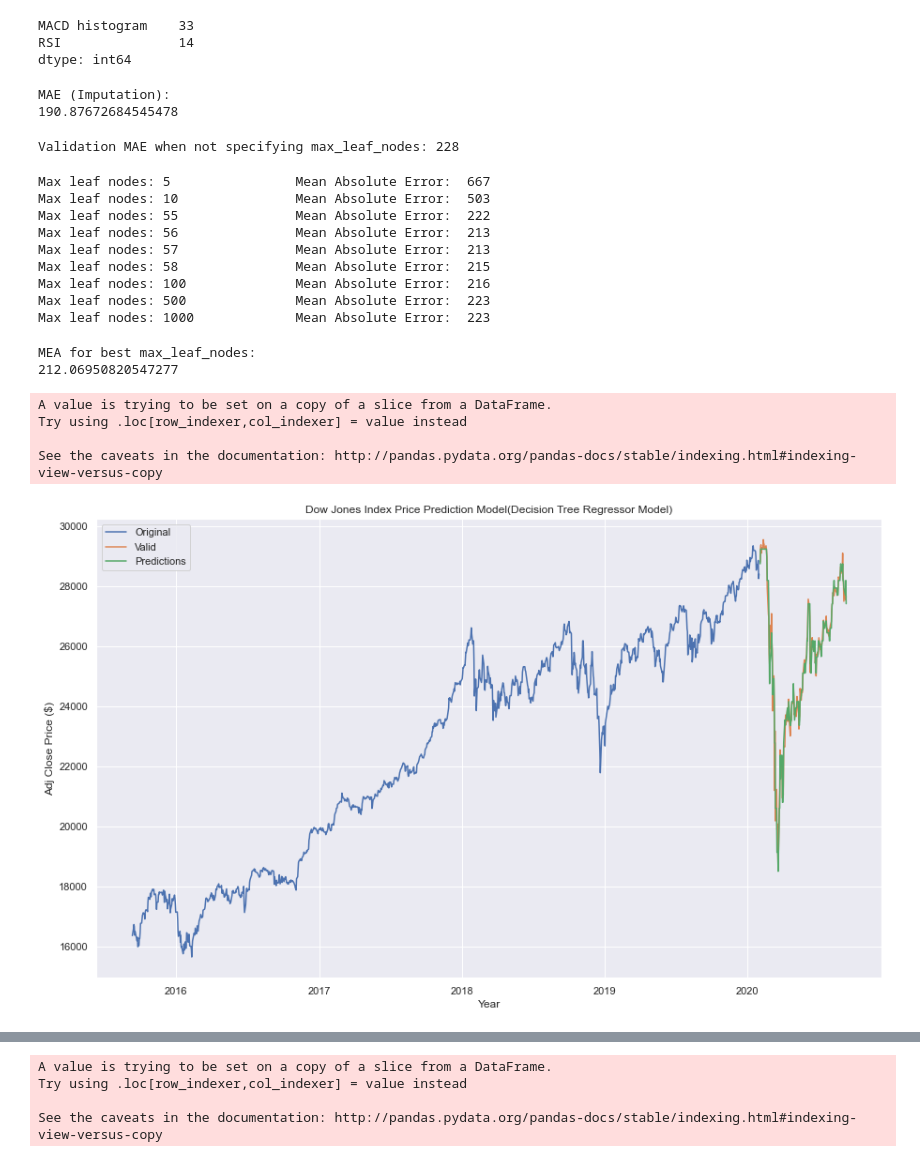
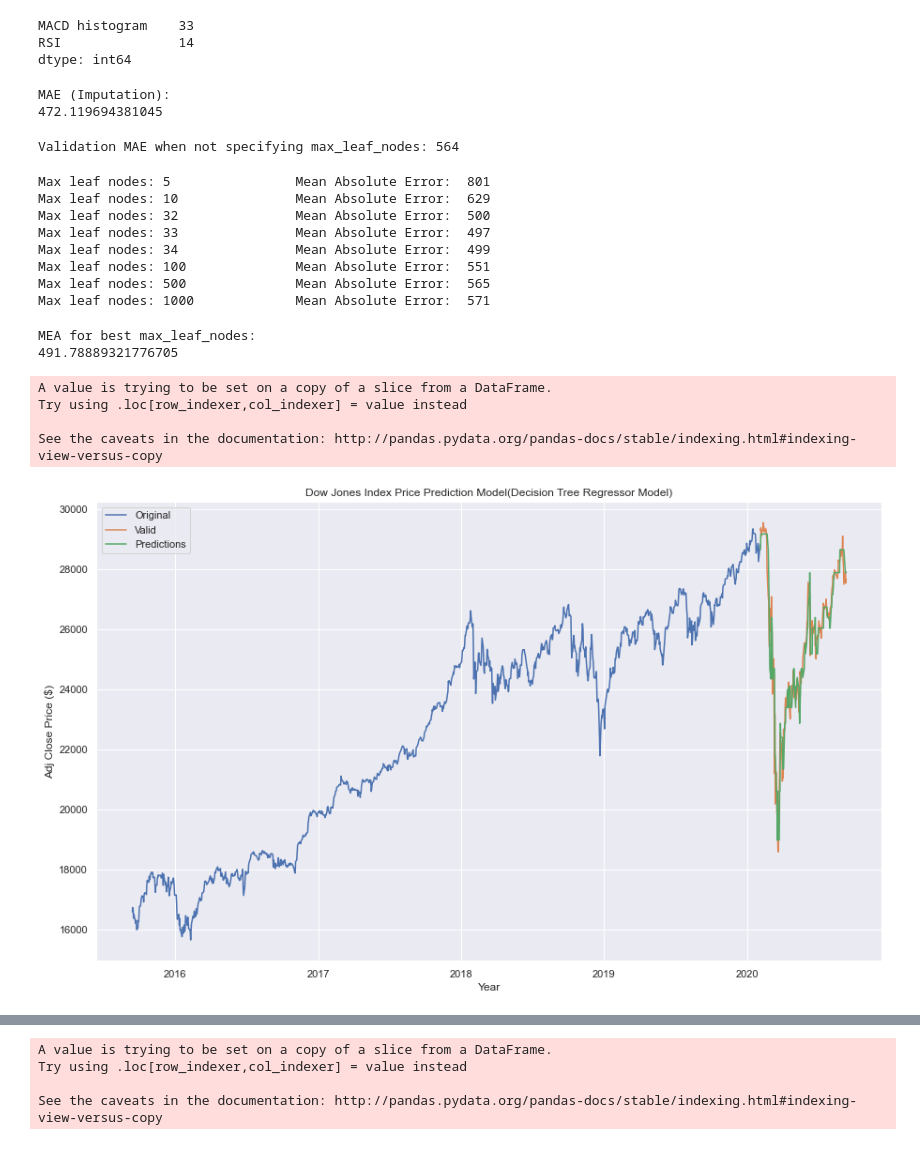
Before and after one commit to voducminh09/Stock-price-Classification-Time-Series-prediction-Project, a Jupyter notebook: Stock price prediction Project.ipynb, the cells around one changed output, grey strips where cells are left out. Drawn from its saved outputs; the diff is of its cells as text; code cells hidden in the pictures.

```diff
--- a/Stock price prediction Project.ipynb
+++ b/Stock price prediction Project.ipynb
@@ -438,0 +435,7 @@ plt.show()
+# %%
+dow['Adj Close'] = dow['Adj Close'].shift(-1)
+#drop last column since shifting Adj Close -1 would make last column of Adj Close have missing value
+dow = dow[:-1]
+#I will use Adj Close, so dropping Close to avoid confusion
+drops = ['Close']
+dow = dow.drop(drops,1)
@@ -480,90 +503,89 @@ dtype: int64
 #Check Mean Absolute Error (on RandomForestRegressor) to figure out the best imputation strategy
 from sklearn.ensemble import RandomForestRegressor
 from sklearn.metrics import mean_absolute_error
-def score_dataset(X_train, X_val, y_train, y_val):
+def score_dataset(X_train_dj, X_val_dj, y_train_dj, y_val_dj):
     model = RandomForestRegressor(n_estimators=100, random_state=1)
-    model.fit(X_train, y_train)
-    preds = model.predict(X_val)
-    return mean_absolute_error(y_val, preds)
+    model.fit(X_train_dj, y_train_dj)
+    preds_dj = model.predict(X_val_dj)
+    return mean_absolute_error(y_val_dj, preds_dj)
 
 #Use Imputation. Only need to use on X_train, since X_val only contains data at the end of the dataset
 from sklearn.impute import SimpleImputer
 
 imputer = SimpleImputer(strategy = 'constant')
-imputed_X_train = pd.DataFrame(imputer.fit_transform(X_train))
+imputed_X_train_dj = pd.DataFrame(imputer.fit_transform(X_train_dj))
 
 # Imputation removed column names; put them back
-imputed_X_train.columns = X_train.columns
+imputed_X_train_dj.columns = X_train_dj.columns
 
 print("MAE (Imputation):")
-print(score_dataset(imputed_X_train, X_val, y_train, y_val))
+print(score_dataset(imputed_X_train_dj, X_val_dj, y_train_dj, y_val_dj))
 #SimpleImputer(strategy = 'constant') gives the lowest MEA for Decision Tree, so I will try applying this to clean missing data
 # %% [output]
 MAE (Imputation):
-190.87672684545478
+472.119694381045
 # %%
 # Model - First, I will use Decision Tree algorithm
 dow_dt = DecisionTreeRegressor(random_state=1)
 # Fit Model
-dow_dt.fit(imputed_X_train, y_train)
+dow_dt.fit(imputed_X_train_dj, y_train_dj)
 # Prediction
-val_predictions = dow_dt.predict(X_val)
+val_predictions_dj = dow_dt.predict(X_val_dj)
 # %%
-val_mae = mean_absolute_error(val_predictions, y_val)
+val_mae = mean_absolute_error(val_predictions_dj, y_val_dj)
 print("Validation MAE when not specifying max_leaf_nodes: {:,.0f}".format(val_mae))
 # %% [output]
-Validation MAE when not specifying max_leaf_nodes: 228
+Validation MAE when not specifying max_leaf_nodes: 564
 # %%
 #Comparing different tree size to see if any tree size is better than when not specifying one
-def get_mae(max_leaf_nodes, imputed_X_train, X_val, y_train, y_val):
+def get_mae(max_leaf_nodes, imputed_X_train_dj, X_val_dj, y_train_dj, y_val_dj):
     model = DecisionTreeRegressor(max_leaf_nodes=max_leaf_nodes, random_state=0)
-    model.fit(imputed_X_train, y_train)
-    preds_val = model.predict(X_val)
-    mae = mean_absolute_error(y_val, preds_val)
+    model.fit(imputed_X_train_dj, y_train_dj)
+    preds_val_dj = model.predict(X_val_dj)
+    mae = mean_absolute_error(y_val_dj, preds_val_dj)
     return(mae)
-candidate_max_leaf_nodes = [5, 10, 55, 56, 57, 58, 100, 500, 1000]
+candidate_max_leaf_nodes = [5, 10, 32, 33, 34, 100, 500, 1000]
 # Write loop to find the ideal tree size from candidate_max_leaf_nodes
 for max_leaf_nodes in candidate_max_leaf_nodes:
-    my_mae = get_mae(max_leaf_nodes, imputed_X_train, X_val, y_train, y_val)
+    my_mae = get_mae(max_leaf_nodes, imputed_X_train_dj, X_val_dj, y_train_dj, y_val_dj)
     print("Max leaf nodes: %d  \t\t Mean Absolute Error:  %d" %(max_leaf_nodes, my_mae))
 # %% [output]
-Max leaf nodes: 5                Mean Absolute Error:  667
-Max leaf nodes: 10               Mean Absolute Error:  503
-Max leaf nodes: 55               Mean Absolute Error:  222
-Max leaf nodes: 56               Mean Absolute Error:  213
-Max leaf nodes: 57               Mean Absolute Error:  213
-Max leaf nodes: 58               Mean Absolute Error:  215
-Max leaf nodes: 100              Mean Absolute Error:  216
-Max leaf nodes: 500              Mean Absolute Error:  223
-Max leaf nodes: 1000             Mean Absolute Error:  223
+Max leaf nodes: 5                Mean Absolute Error:  801
+Max leaf nodes: 10               Mean Absolute Error:  629
+Max leaf nodes: 32               Mean Absolute Error:  500
+Max leaf nodes: 33               Mean Absolute Error:  497
+Max leaf nodes: 34               Mean Absolute Error:  499
+Max leaf nodes: 100              Mean Absolute Error:  551
+Max leaf nodes: 500              Mean Absolute Error:  565
+Max leaf nodes: 1000             Mean Absolute Error:  571
 # %%
 #Specifying max_leaf_nodes to be 56 would give better result than not specifying max_leaf_nodes
-apple_dt = DecisionTreeRegressor(max_leaf_nodes=56, random_state=1)
-apple_dt.fit(imputed_X_train, y_train)
-val_predictions = apple_dt.predict(X_val)
-val_mae = mean_absolute_error(y_val,val_predictions)
+dow_dt = DecisionTreeRegressor(max_leaf_nodes=33, random_state=1)
+dow_dt.fit(imputed_X_train_dj, y_train_dj)
+val_predictions_dj = dow_dt.predict(X_val_dj)
+val_mae_dj = mean_absolute_error(y_val_dj,val_predictions_dj)
 print("MEA for best max_leaf_nodes:")
-print(val_mae)
+print(val_mae_dj)
 # %% [output]
 MEA for best max_leaf_nodes:
-212.06950820547277
+491.78889321776705
 # %%
 #Visualizing Decision Tree prediction
-valid['Predictions'] = val_predictions
+valid_dj['Predictions'] = val_predictions_dj
 plt.figure(figsize=(15, 9))
 plt.title("Dow Jones Index Price Prediction Model(Decision Tree Regressor Model)")
 plt.xlabel("Year")
 plt.ylabel("Adj Close Price ($)")
-plt.plot(train['Adj Close'])
-plt.plot(valid[['Adj Close','Predictions']])
+plt.plot(train_dj['Adj Close'])
+plt.plot(valid_dj[['Adj Close','Predictions']])
 plt.legend(["Original", "Valid", "Predictions"])
 plt.show()
 # %% [output]
 A value is trying to be set on a copy of a slice from a DataFrame.
 Try using .loc[row_indexer,col_indexer] = value instead
 
 See the caveats in the documentation: http://pandas.pydata.org/pandas-docs/stable/indexing.html#indexing-view-versus-copy
-[figure, old version]
+[figure, new version]
 # %%
 #Next, I will apply Random Forest algorithm
 dow_rf = RandomForestRegressor(random_state=1)
```
Also changed, not shown: parts of 51 cells of this notebook.
